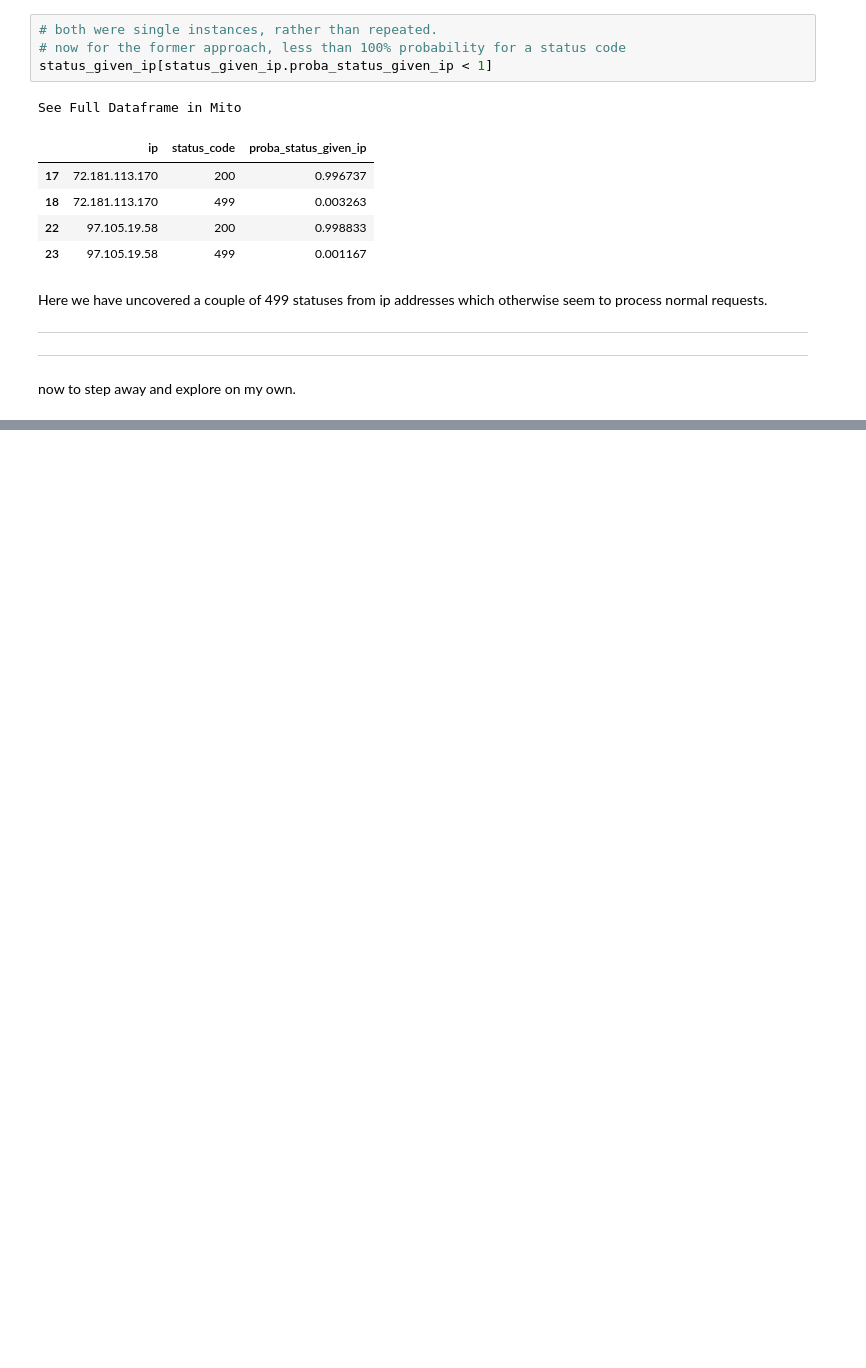
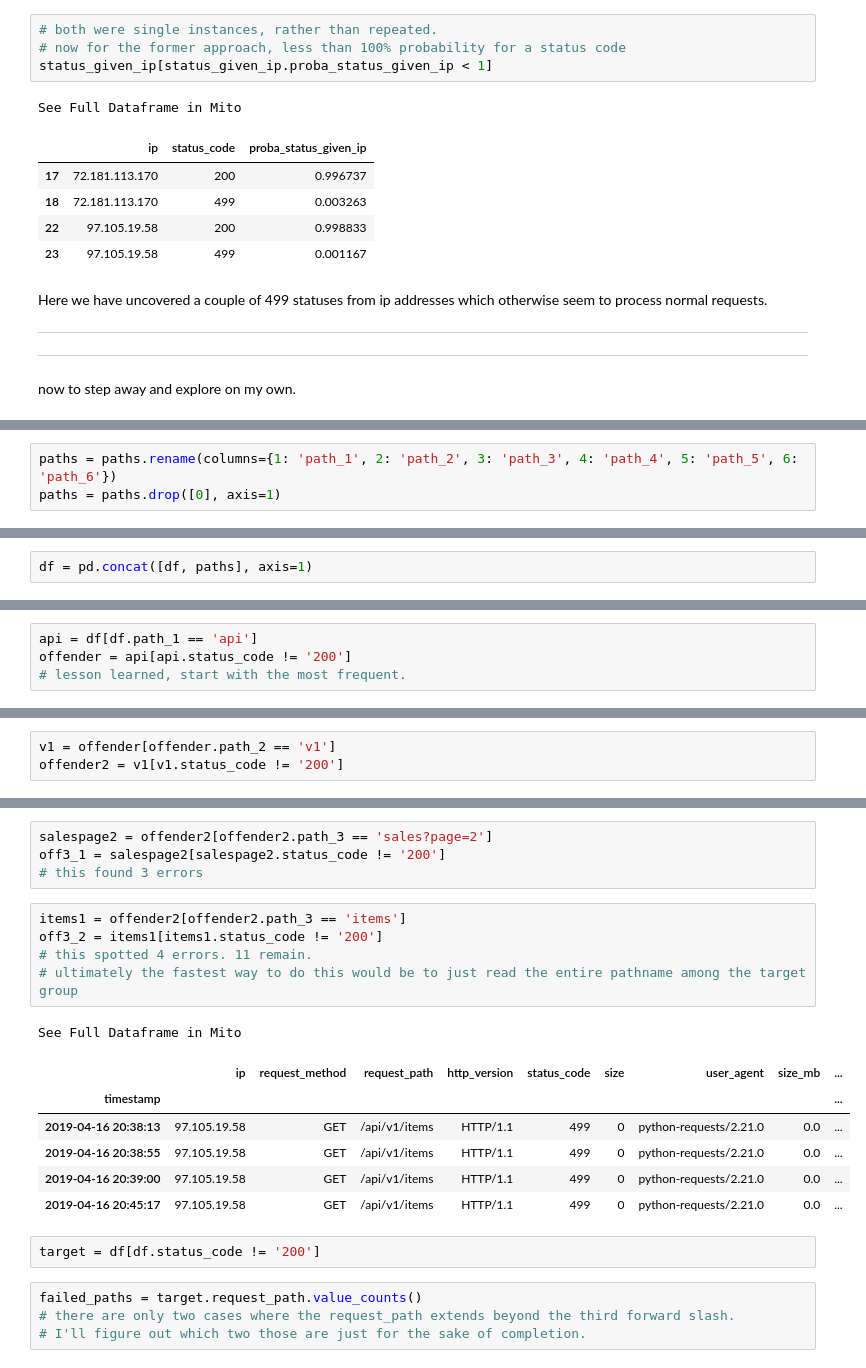
Before and after one commit to nicholas-dougherty/anomaly-detection-exercises, a Jupyter notebook: discrete_anomaly_detection.ipynb, the cells around one changed output, grey strips where cells are left out. Drawn from its saved outputs; the diff is of its cells as text; blank space fills up the shorter version.

Commit message:
found some easter eggs

```diff
--- a/discrete_anomaly_detection.ipynb
+++ b/discrete_anomaly_detection.ipynb
@@ -209,0 +297,3 @@ now to step away and explore on my own.
+# %%
+paths = paths.rename(columns={1: 'path_1', 2: 'path_2', 3: 'path_3', 4: 'path_4', 5: 'path_5', 6: 'path_6'})
+paths = paths.drop([0], axis=1)
@@ -209,0 +361,2 @@ now to step away and explore on my own.
+# %%
+df = pd.concat([df, paths], axis=1)
@@ -209,0 +416,4 @@ now to step away and explore on my own.
+# %%
+api = df[df.path_1 == 'api']
+offender = api[api.status_code != '200']
+# lesson learned, start with the most frequent.
@@ -209,0 +435,3 @@ now to step away and explore on my own.
+# %%
+v1 = offender[offender.path_2 == 'v1']
+offender2 = v1[v1.status_code != '200']
@@ -209,0 +459,23 @@ now to step away and explore on my own.
+# %%
+salespage2 = offender2[offender2.path_3 == 'sales?page=2']
+off3_1 = salespage2[salespage2.status_code != '200']
+# this found 3 errors
+# %%
+items1 = offender2[offender2.path_3 == 'items']
+off3_2 = items1[items1.status_code != '200']
+# this spotted 4 errors. 11 remain.
+# ultimately the fastest way to do this would be to just read the entire pathname among the target group
+# %% [output]
+See Full Dataframe in Mito
+|  | ip | request_method | request_path | http_version | status_code | size | user_agent | size_mb | ... |
+| timestamp |  |  |  |  |  |  |  |  | ... |
+| 2019-04-16 20:38:13 | 97.105.19.58 | GET | /api/v1/items | HTTP/1.1 | 499 | 0 | python-requests/2.21.0 | 0.0 | ... |
+| 2019-04-16 20:38:55 | 97.105.19.58 | GET | /api/v1/items | HTTP/1.1 | 499 | 0 | python-requests/2.21.0 | 0.0 | ... |
+| 2019-04-16 20:39:00 | 97.105.19.58 | GET | /api/v1/items | HTTP/1.1 | 499 | 0 | python-requests/2.21.0 | 0.0 | ... |
+| 2019-04-16 20:45:17 | 97.105.19.58 | GET | /api/v1/items | HTTP/1.1 | 499 | 0 | python-requests/2.21.0 | 0.0 | ... |
+# %%
+target = df[df.status_code != '200']
+# %%
+failed_paths = target.request_path.value_counts()
+# there are only two cases where the request_path extends beyond the third forward slash.
+# I'll figure out which two those are just for the sake of completion.
```
Also changed, not shown: parts of 35 cells of this notebook.
